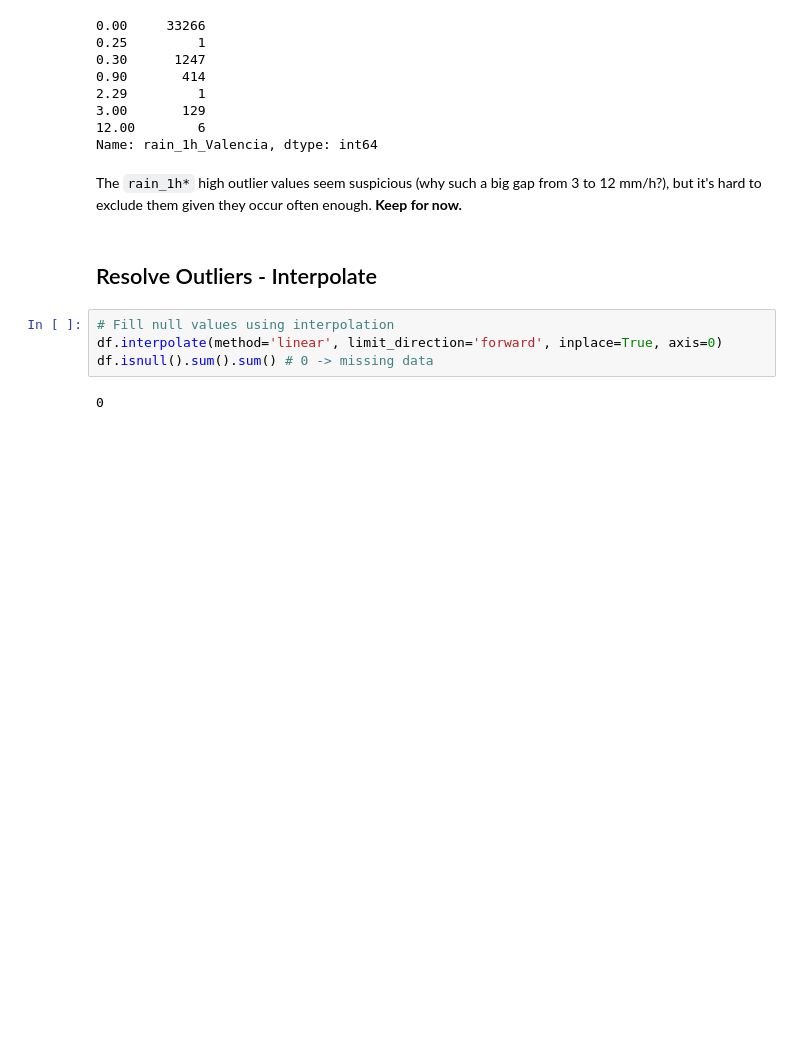
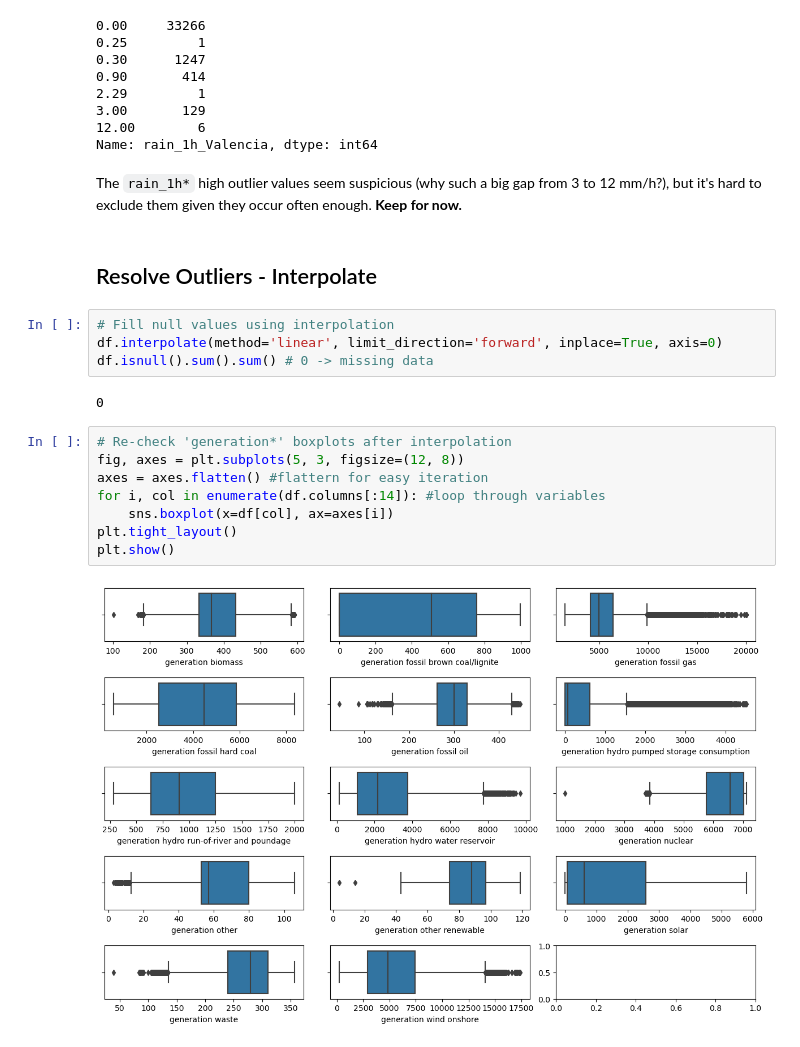
Before and after one commit to MDS-Mountain-Club/MDS_ML_Project, a Jupyter notebook: 02_data_explore.ipynb, the cells around one changed output. Drawn from its saved outputs; the diff is of its cells as text; blank space fills up the shorter version.

Commit message:
Add recheck plots after interpolation

```diff
--- a/02_data_explore.ipynb
+++ b/02_data_explore.ipynb
@@ -217,3 +217,13 @@ df.interpolate(method='linear', limit_direction='forward', inplace=True, axis=0)
 df.isnull().sum().sum() # 0 -> missing data
 # %% [output]
 0
+# %%
+# Re-check 'generation*' boxplots after interpolation
+fig, axes = plt.subplots(5, 3, figsize=(12, 8))
+axes = axes.flatten() #flattern for easy iteration
+for i, col in enumerate(df.columns[:14]): #loop through variables
+    sns.boxplot(x=df[col], ax=axes[i])
+plt.tight_layout()
+plt.show()
+# %% [output]
+[figure, added]
```
Also changed, not shown: parts of 2 cells of this notebook.
